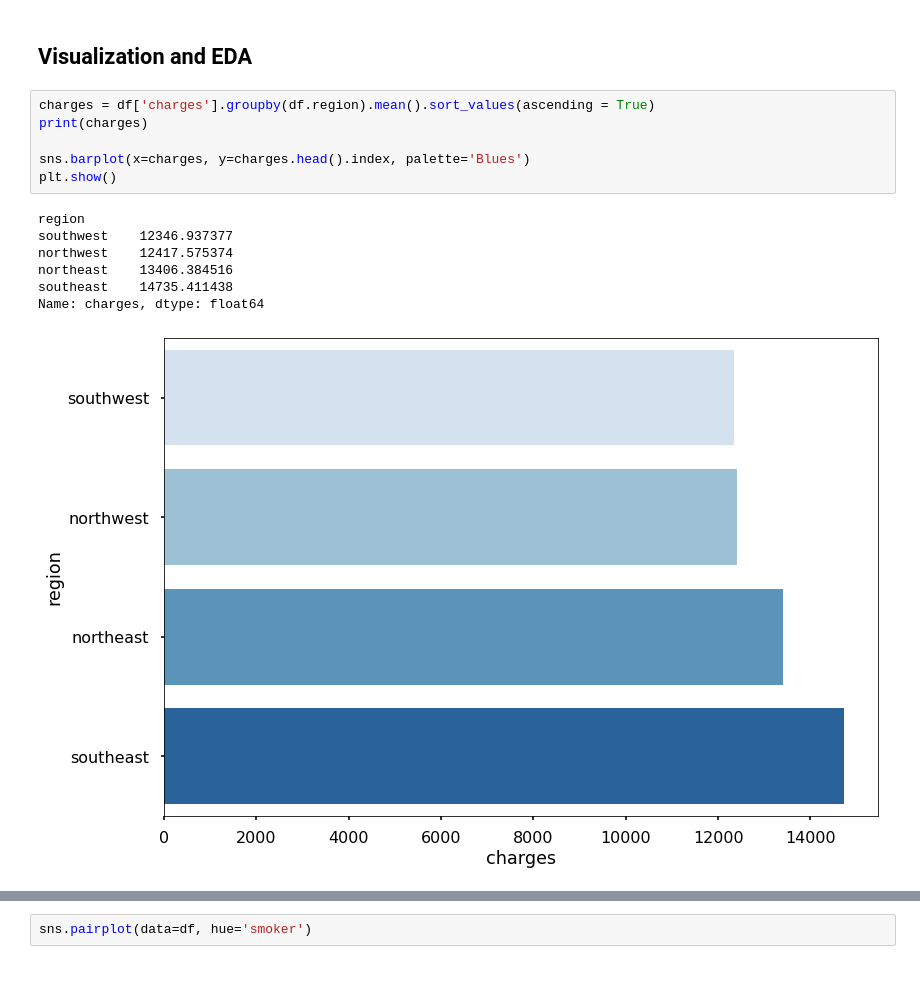
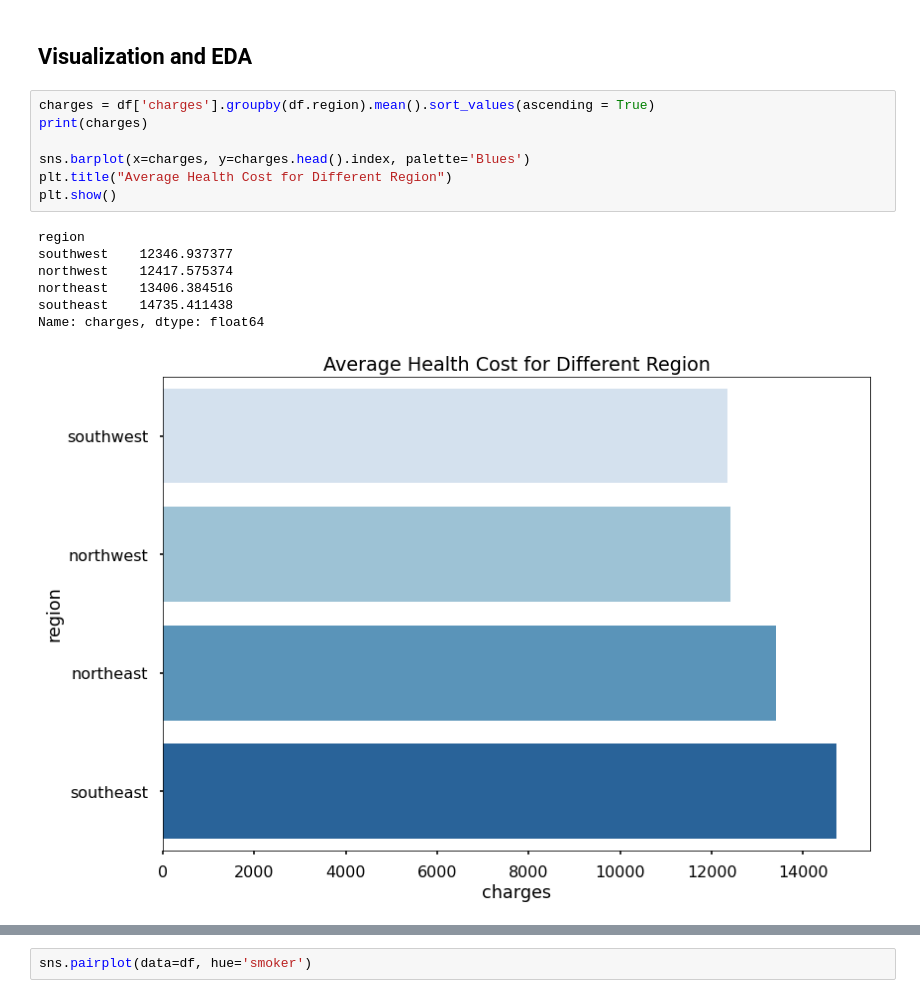
Before and after one commit to bimarshak7/learn_ml, a Jupyter notebook: ices_LinearRegression.ipynb, the cells around one changed output, grey strips where cells are left out. Cells and saved outputs as stored; diff of their text form.

```diff
--- a/ices_LinearRegression.ipynb
+++ b/ices_LinearRegression.ipynb
@@ -58,16 +58,17 @@ memory usage: 73.3+ KB
 # %%
 charges = df['charges'].groupby(df.region).mean().sort_values(ascending = True)
 print(charges)
 
 sns.barplot(x=charges, y=charges.head().index, palette='Blues')
+plt.title("Average Health Cost for Different Region")
 plt.show()
 # %% [output]
 region
 southwest    12346.937377
 northwest    12417.575374
 northeast    13406.384516
 southeast    14735.411438
 Name: charges, dtype: float64
-[figure, old version]
+[figure, new version]
 # %%
 sns.boxplot(x=df['smoker'],y=df['charges'])
```
Also changed, not shown: parts of 11 cells of this notebook.
